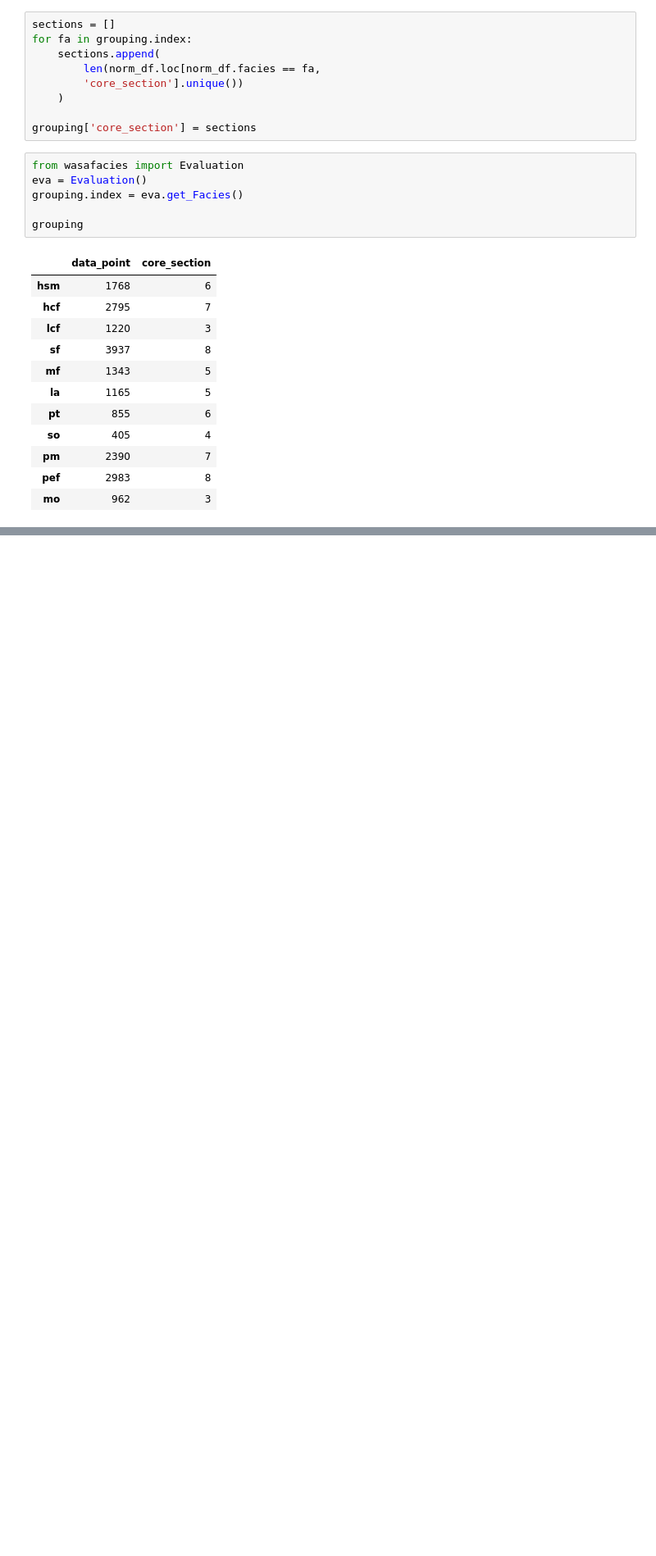
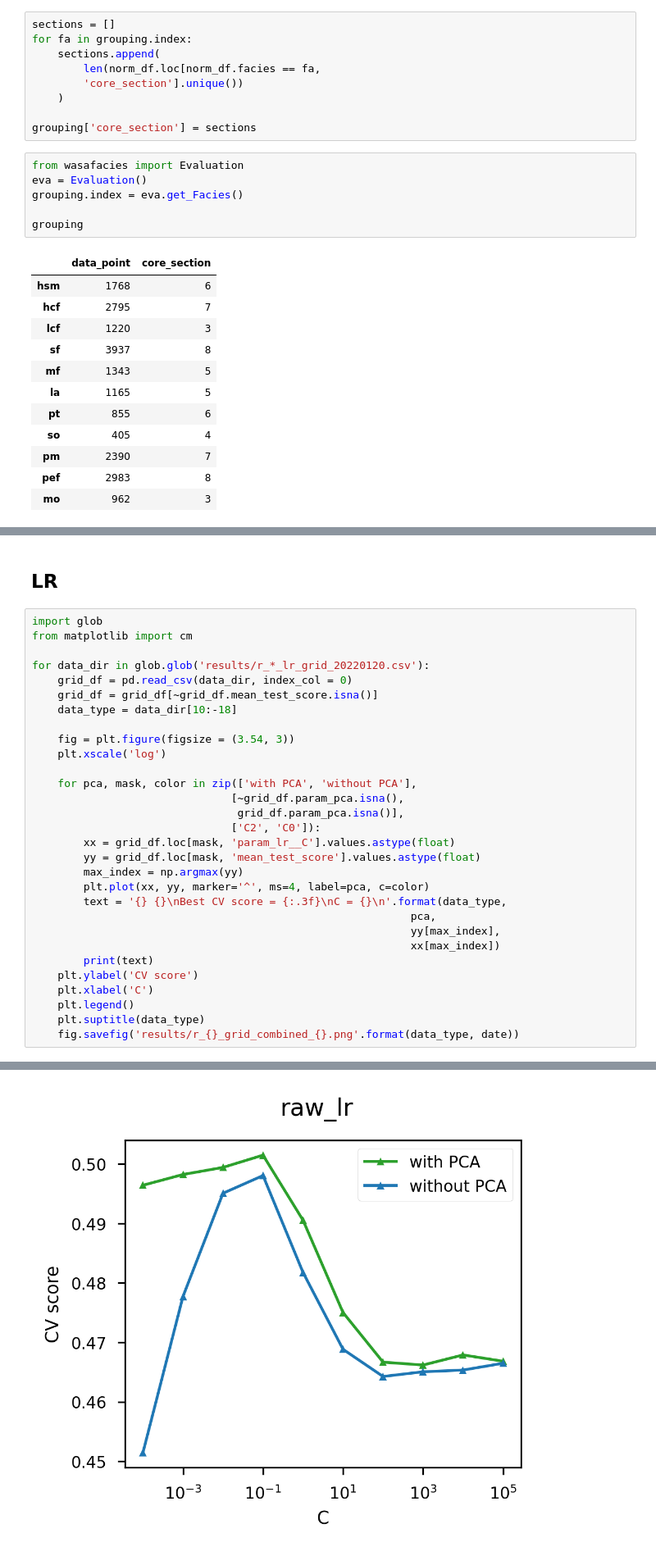
Before and after one commit to dispink/WASA-faciesXRF, a Jupyter notebook: ML_element_17.ipynb, the cells around one changed output, grey strips where cells are left out. Shown at 82% size. Cells and saved outputs as stored; diff of their text form; blank space fills up the shorter version.

```diff
--- a/ML_element_17.ipynb
+++ b/ML_element_17.ipynb
@@ -148,0 +152,33 @@ plt.tight_layout()
+# %% [markdown]
+## LR
+# %%
+import glob
+from matplotlib import cm
+
+for data_dir in glob.glob('results/r_*_lr_grid_20220120.csv'):
+    grid_df = pd.read_csv(data_dir, index_col = 0)
+    grid_df = grid_df[~grid_df.mean_test_score.isna()]
+    data_type = data_dir[10:-18]
+
+    fig = plt.figure(figsize = (3.54, 3))
+    plt.xscale('log')
+
+    for pca, mask, color in zip(['with PCA', 'without PCA'],
+                               [~grid_df.param_pca.isna(),
+                                grid_df.param_pca.isna()],
+                               ['C2', 'C0']):
+        xx = grid_df.loc[mask, 'param_lr__C'].values.astype(float)
+        yy = grid_df.loc[mask, 'mean_test_score'].values.astype(float)
+        max_index = np.argmax(yy)
+        plt.plot(xx, yy, marker='^', ms=4, label=pca, c=color)
+        text = '{} {}\nBest CV score = {:.3f}\nC = {}\n'.format(data_type,
+                                                           pca,
+                                                           yy[max_index],
+                                                           xx[max_index])
+        print(text)
+    plt.ylabel('CV score')
+    plt.xlabel('C')
+    plt.legend()
+    plt.suptitle(data_type)
+    fig.savefig('results/r_{}_grid_combined_{}.png'.format(data_type, date))
+# %% [output]
@@ -148,0 +202 @@ plt.tight_layout()
+[figure, added]
```
Also changed, not shown: parts of 36 cells of this notebook.
